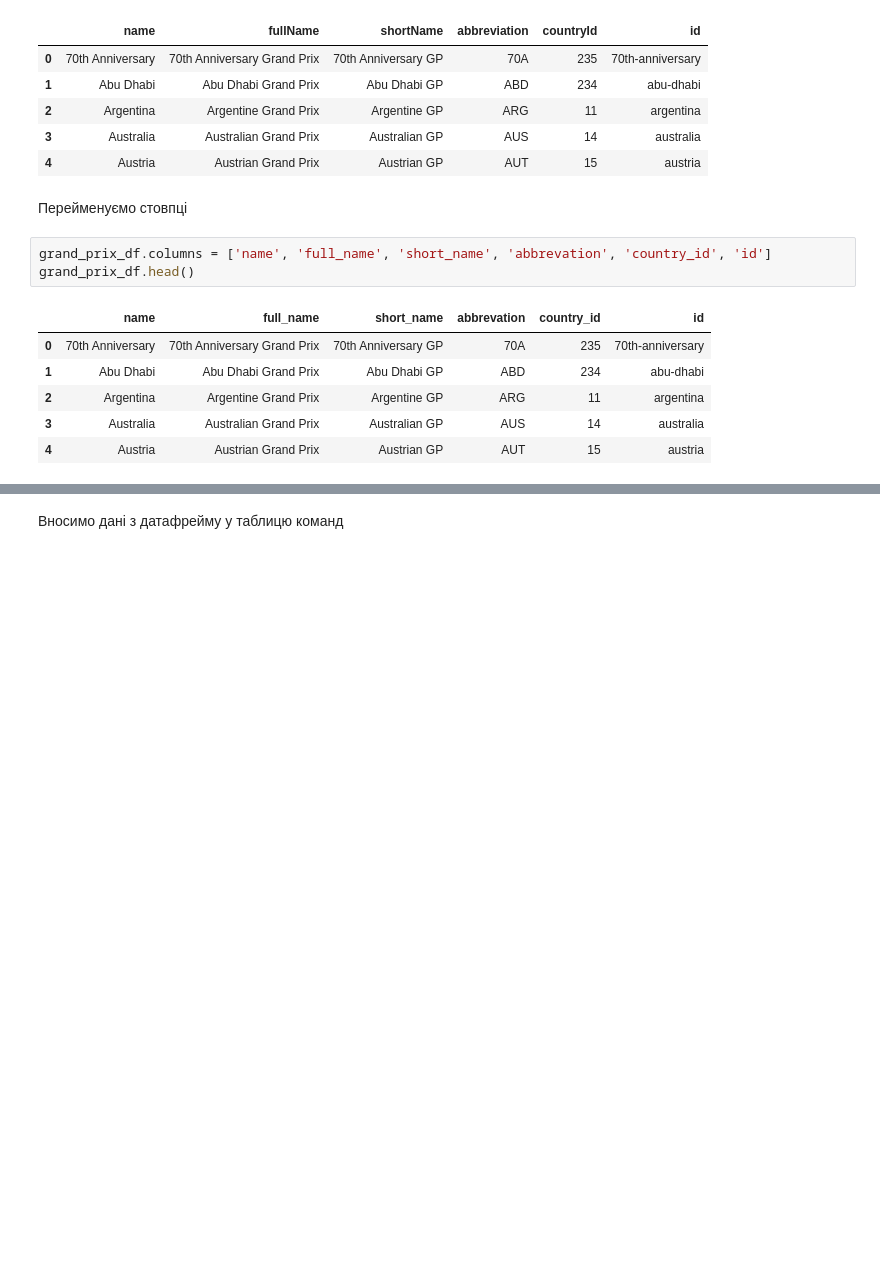
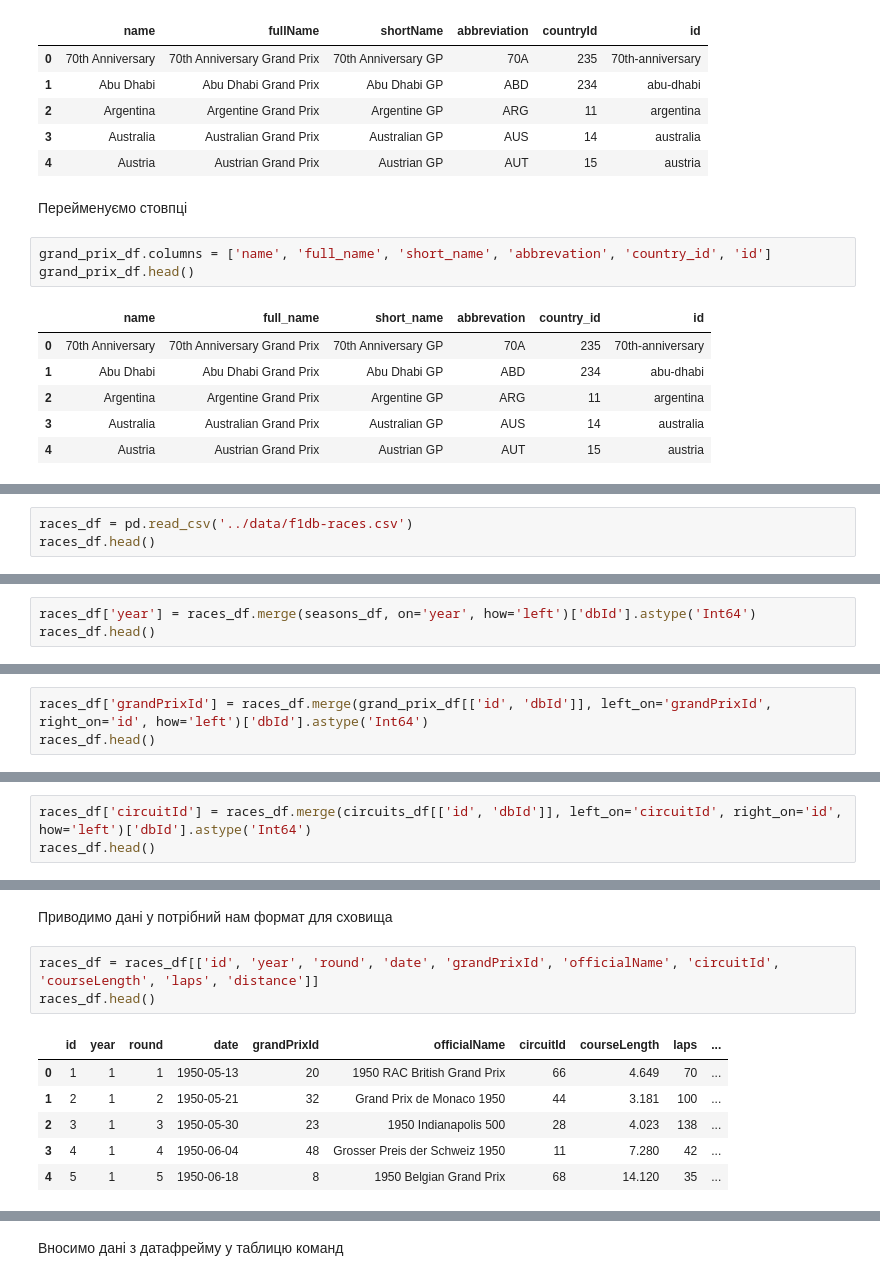
Before and after one commit to zagrebelnio/F1-Championship-Data-Analysis, a Jupyter notebook: storage/scripts/dimension_tables.ipynb, the cells around one changed output, grey strips where cells are left out. Cells and saved outputs as stored; diff of their text form; blank space fills up the shorter version.

Commit message:
feat: add data to seasons and races tables

```diff
--- a/storage/ETL/dimension_tables.ipynb
+++ b/storage/scripts/dimension_tables.ipynb
@@ -325,0 +368,3 @@ grand_prix_df.head()
+# %%
+races_df = pd.read_csv('../data/f1db-races.csv')
+races_df.head()
@@ -325,0 +381,3 @@ grand_prix_df.head()
+# %%
+races_df['year'] = races_df.merge(seasons_df, on='year', how='left')['dbId'].astype('Int64')
+races_df.head()
@@ -325,0 +394,3 @@ grand_prix_df.head()
+# %%
+races_df['grandPrixId'] = races_df.merge(grand_prix_df[['id', 'dbId']], left_on='grandPrixId', right_on='id', how='left')['dbId'].astype('Int64')
+races_df.head()
@@ -325,0 +407,3 @@ grand_prix_df.head()
+# %%
+races_df['circuitId'] = races_df.merge(circuits_df[['id', 'dbId']], left_on='circuitId', right_on='id', how='left')['dbId'].astype('Int64')
+races_df.head()
@@ -325,0 +418,12 @@ grand_prix_df.head()
+# %% [markdown]
+Приводимо дані у потрібний нам формат для сховища
+# %%
+races_df = races_df[['id', 'year', 'round', 'date', 'grandPrixId', 'officialName', 'circuitId', 'courseLength', 'laps', 'distance']]
+races_df.head()
+# %% [output]
+|  | id | year | round | date | grandPrixId | officialName | circuitId | courseLength | laps | ... |
+| 0 | 1 | 1 | 1 | 1950-05-13 | 20 | 1950 RAC British Grand Prix | 66 | 4.649 | 70 | ... |
+| 1 | 2 | 1 | 2 | 1950-05-21 | 32 | Grand Prix de Monaco 1950 | 44 | 3.181 | 100 | ... |
+| 2 | 3 | 1 | 3 | 1950-05-30 | 23 | 1950 Indianapolis 500 | 28 | 4.023 | 138 | ... |
+| 3 | 4 | 1 | 4 | 1950-06-04 | 48 | Grosser Preis der Schweiz 1950 | 11 | 7.280 | 42 | ... |
+| 4 | 5 | 1 | 5 | 1950-06-18 | 8 | 1950 Belgian Grand Prix | 68 | 14.120 | 35 | ... |
```
Also changed, not shown: parts of 26 cells of this notebook, 6 other files.
